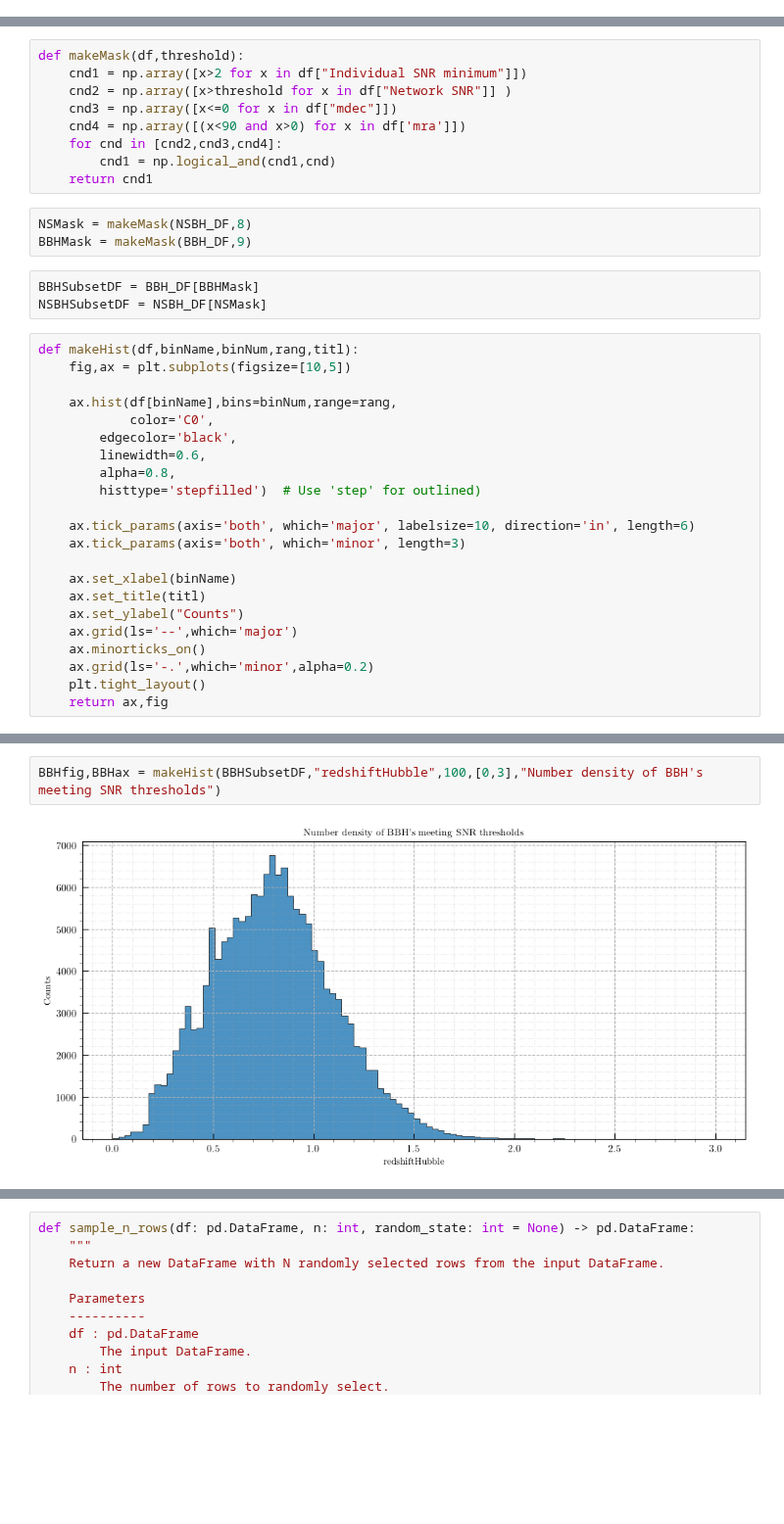
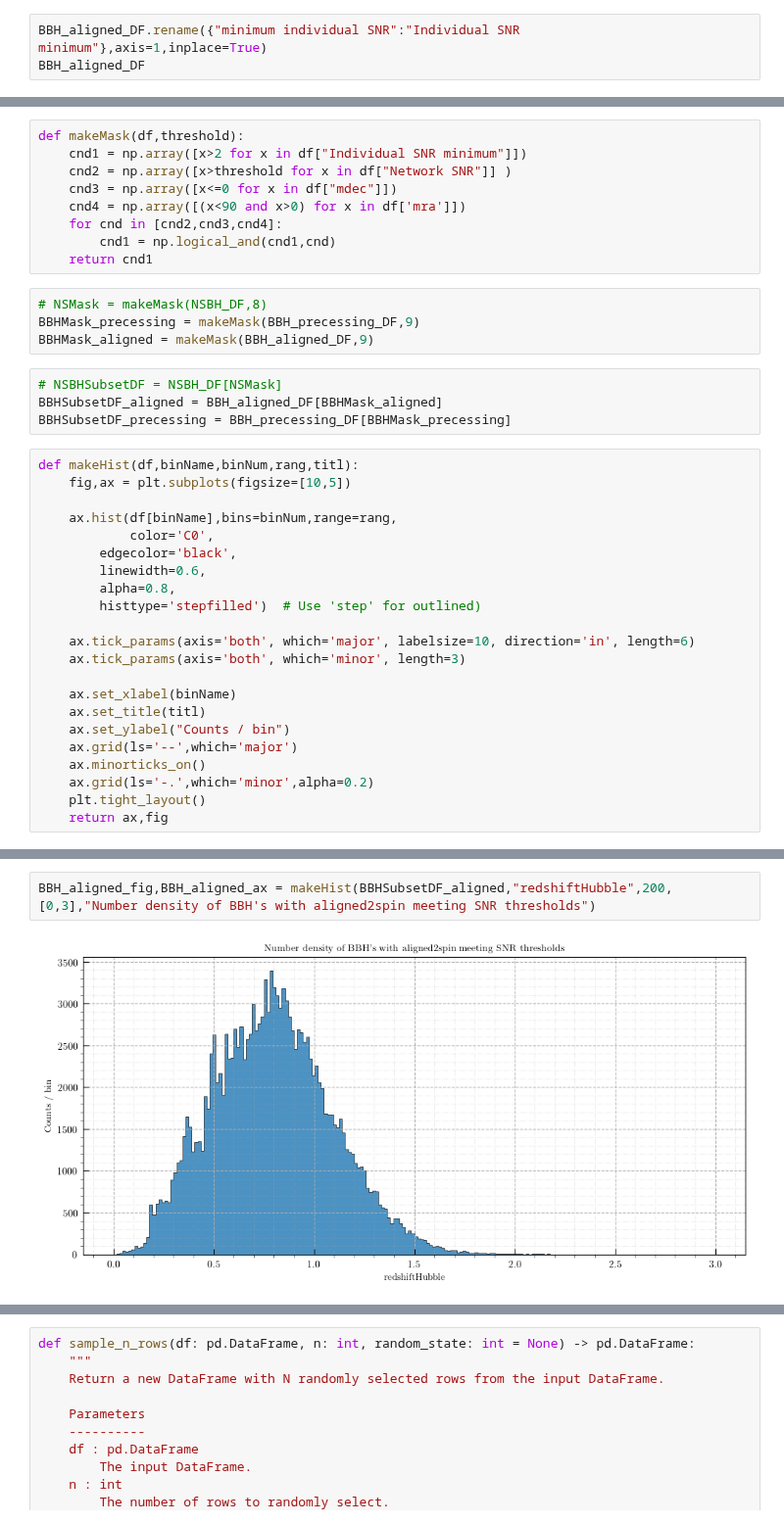
Before and after one commit to LSSTDESC/gwStreetlights, a Jupyter notebook: CBCCats/Selecting catalogs.ipynb, the cells around one changed output, grey strips where cells are left out. Shown at 98% size. Drawn from its saved outputs; the diff is of its cells as text; blank space fills up the shorter version.

```diff
--- a/CBCCats/Selecting catalogs.ipynb
+++ b/CBCCats/Selecting catalogs.ipynb
@@ -35,0 +39,3 @@ NSBH_DF = pd.read_csv(NSBHFilePath)
+# %%
+BBH_aligned_DF.rename({"minimum individual SNR":"Individual SNR minimum"},axis=1,inplace=True)
+BBH_aligned_DF
@@ -43,11 +79,13 @@ def makeMask(df,threshold):
         cnd1 = np.logical_and(cnd1,cnd)
     return cnd1
 # %%
-NSMask = makeMask(NSBH_DF,8)
-BBHMask = makeMask(BBH_DF,9)
+# NSMask = makeMask(NSBH_DF,8)
+BBHMask_precessing = makeMask(BBH_precessing_DF,9)
+BBHMask_aligned = makeMask(BBH_aligned_DF,9)
 # %%
-BBHSubsetDF = BBH_DF[BBHMask]
-NSBHSubsetDF = NSBH_DF[NSMask]
+# NSBHSubsetDF = NSBH_DF[NSMask]
+BBHSubsetDF_aligned = BBH_aligned_DF[BBHMask_aligned]
+BBHSubsetDF_precessing = BBH_precessing_DF[BBHMask_precessing]
 # %%
 def makeHist(df,binName,binNum,rang,titl):
     fig,ax = plt.subplots(figsize=[10,5])
@@ -64,7 +102,7 @@ def makeHist(df,binName,binNum,rang,titl):
 
     ax.set_xlabel(binName)
     ax.set_title(titl)
-    ax.set_ylabel("Counts")
+    ax.set_ylabel("Counts / bin")
     ax.grid(ls='--',which='major')
     ax.minorticks_on()
     ax.grid(ls='-.',which='minor',alpha=0.2)
@@ -94,6 +132,6 @@ def makeHist2(data,label,binNum,rang,titl):
     plt.tight_layout()
     return ax,fig
 # %%
-BBHfig,BBHax = makeHist(BBHSubsetDF,"redshiftHubble",100,[0,3],"Number density of BBH's meeting SNR thresholds")
+BBH_aligned_fig,BBH_aligned_ax = makeHist(BBHSubsetDF_aligned,"redshiftHubble",200,[0,3],"Number density of BBH's with aligned2spin meeting SNR thresholds")
 # %% [output]
-[figure, old version]
+[figure, new version]
```
Also changed, not shown: parts of 26 cells of this notebook, 4 other files.
